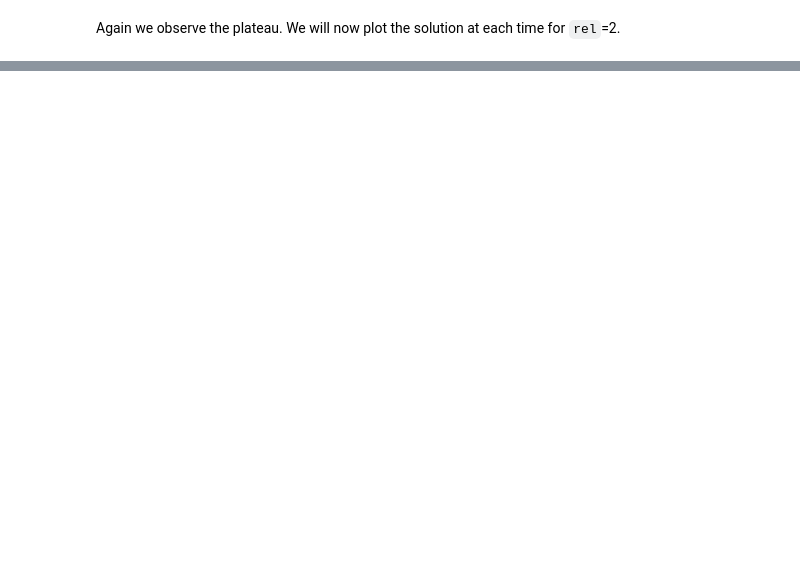
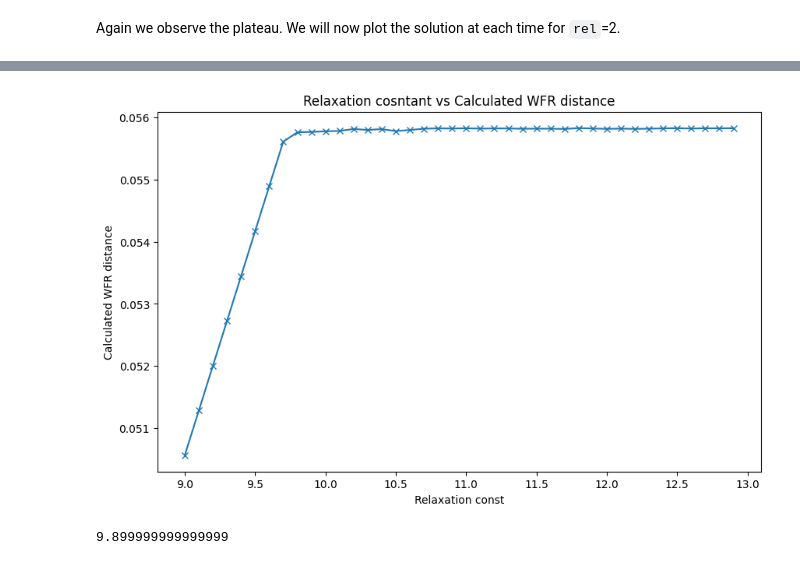
Before and after one commit to mao1756/pdot, a Jupyter notebook: exploratory/wfr_unconstrained_test.ipynb, the cells around one changed output, grey strips where cells are left out. Cells and saved outputs as stored; diff of their text form; code cells hidden in the pictures; blank space fills up the shorter version.

```diff
--- a/exploratory/wfr_unconstrained_test.ipynb
+++ b/exploratory/wfr_unconstrained_test.ipynb
@@ -164,8 +215,4 @@ We first check if the WFR plateau also appears in this case.
 # %%
-from scipy.special import i0
-def von_mises_pdf(x, mu, k):
-    return np.exp(k*np.cos(x-mu))/(2*np.pi*i0(k))
-
 T = 10
 N = 10
 
@@ -177,7 +224,7 @@ rels = np.arange(1,100,1)
 wfrs = []
 
 for rel in rels:
-    wfr, p, v, z = dynamic_wfr_relaxed_grid_scipy(p1, p2, delta=1, rel=rel, T=T)
+    wfr, p, v, z = wfr_grid_scipy(p1, p2, delta=1, rel=rel, T=T)
     wfrs.append(float(wfr))
 
 # Plotting
@@ -250,0 +297,26 @@ for time_step in range(p.shape[0]):
+# %%
+T = 40
+N = 20
+
+rels = np.arange(9, 13, 0.1)
+wfrs = []
+
+xs = np.arange(0, 2*np.pi, 2*np.pi/N)
+p1 = von_mises_pdf(xs, 0, 1)
+p2 = von_mises_pdf(xs, np.pi, 1)
+
+for rel in rels:
+    wfr, p, v, z =wfr_grid_scipy(p1, p2, delta=10, rel=rel, T=T)
+    wfrs.append(float(wfr))
+# %%
+# Plotting
+plt.figure(figsize=(10, 6))
+
+plt.plot(rels, wfrs, marker = 'x')
+
+plt.xlabel('Relaxation const')
+plt.ylabel('Calculated WFR distance')
+plt.title('Relaxation cosntant vs Calculated WFR distance')
+plt.show()
+# %% [output]
+[figure, added]
@@ -250,0 +331,4 @@ for time_step in range(p.shape[0]):
+# %%
+print(best)
+# %% [output]
+9.899999999999999
```
Also changed, not shown: parts of 11 cells of this notebook, 1 other file.
